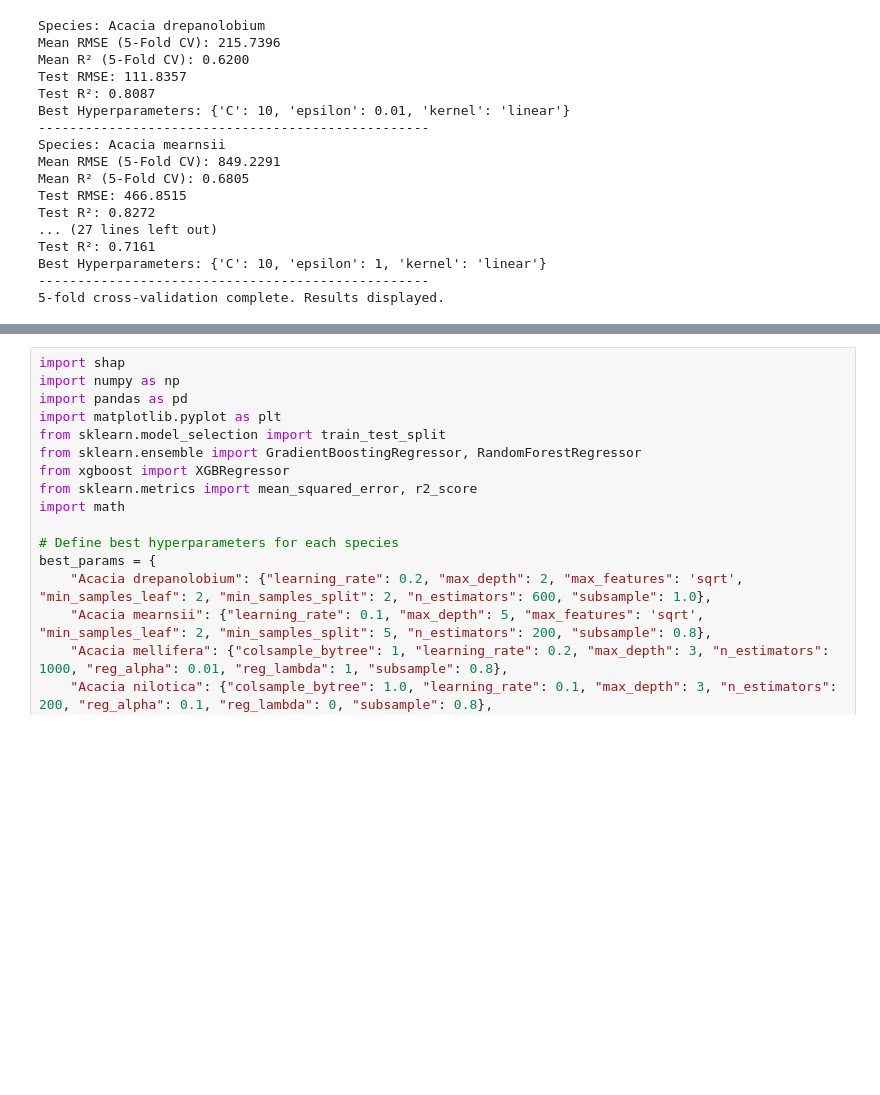
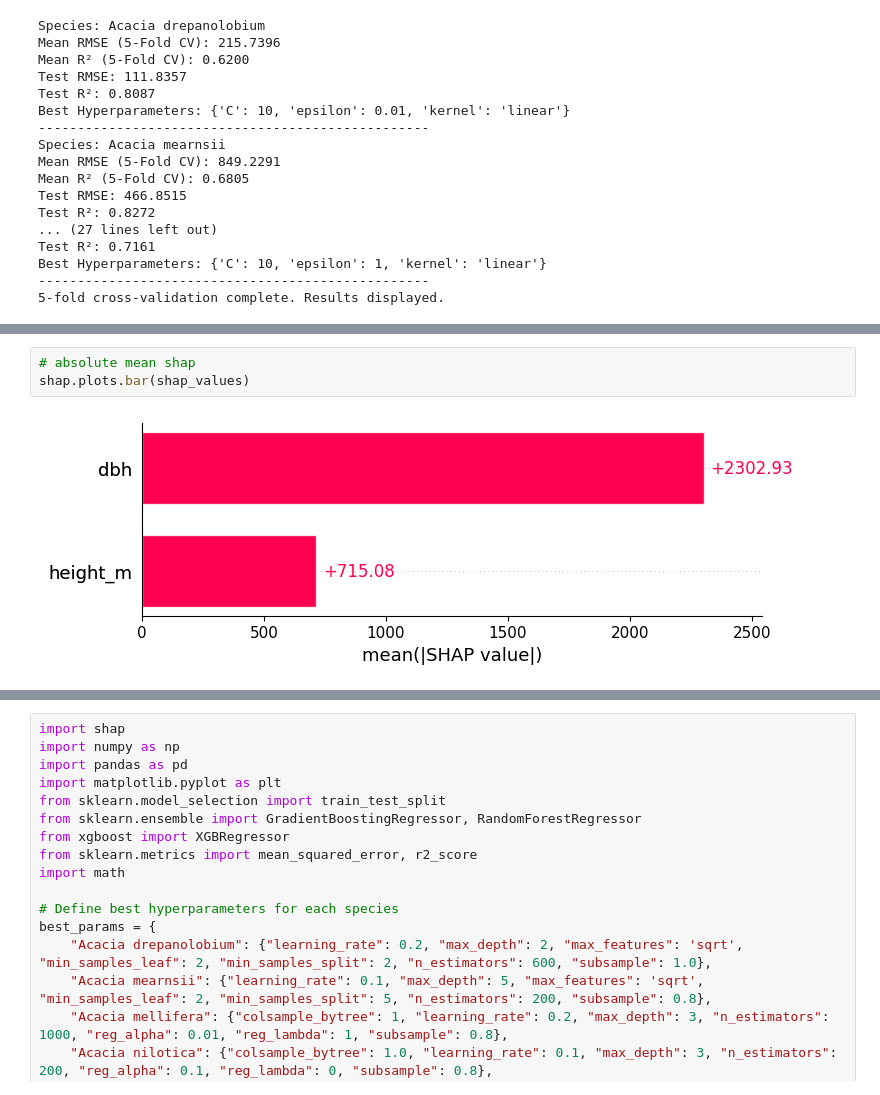
Before and after one commit to irungus/agf_kenya, a Jupyter notebook: agf_kenya_colab_acacia.ipynb, the cells around one changed output, grey strips where cells are left out. Saved outputs shown, nothing was run; the diff lists cells and outputs as text; blank space fills up the shorter version.

```diff
--- a/agf_kenya_colab_acacia.ipynb
+++ b/agf_kenya_colab_acacia.ipynb
@@ -1206,0 +1216,5 @@ Acacia xanthophloea - RMSE: 1486.4261, R²: 0.8008
+# %%
+# absolute mean shap
+shap.plots.bar(shap_values)
+# %% [output]
+[figure, added]
```
Also changed, not shown: parts of 10 cells of this notebook.
